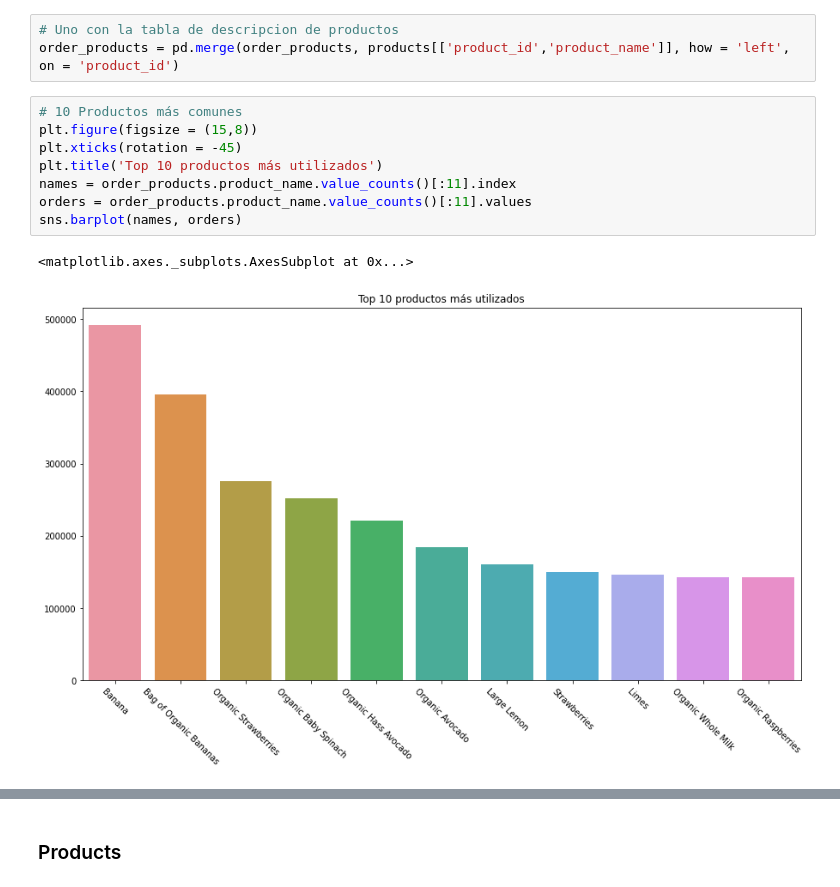
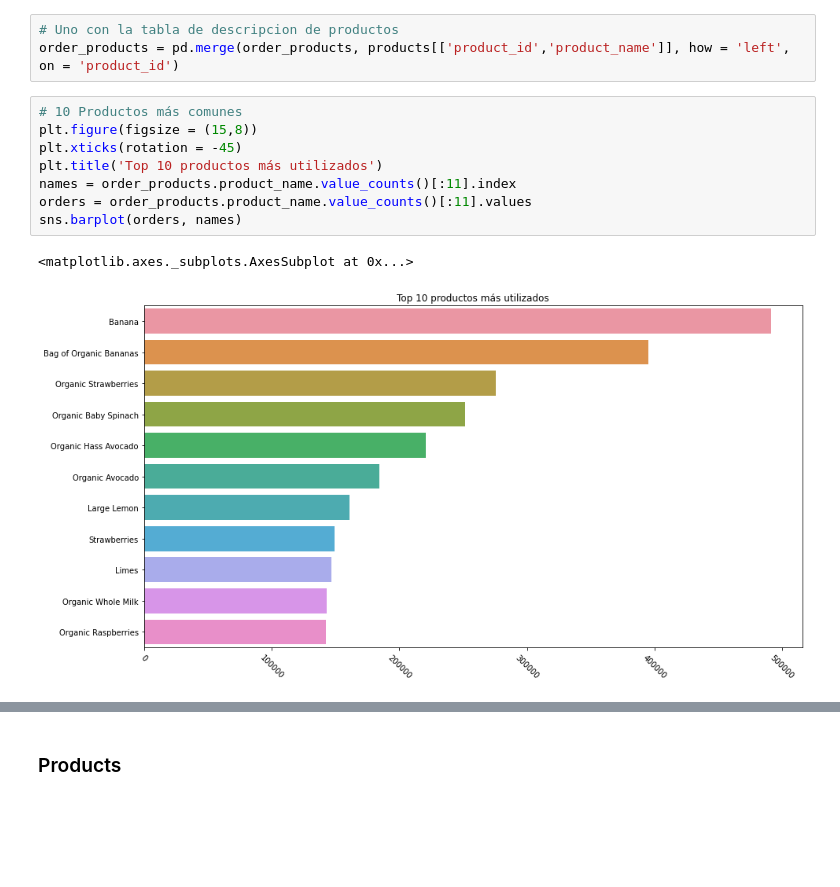
Before and after one commit to EmilianoLS/Data-Science, a Jupyter notebook: starbucks_segment_analysis.ipynb, the cells around one changed output, grey strips where cells are left out. Saved outputs shown, nothing was run; the diff lists cells and outputs as text; blank space fills up the shorter version.

```diff
--- a/starbucks_segment_analysis.ipynb
+++ b/starbucks_segment_analysis.ipynb
@@ -251,11 +286,11 @@ order_products = pd.merge(order_products, products[['product_id','product_name']
 # %%
 # 10 Productos más comunes
 plt.figure(figsize = (15,8))
 plt.xticks(rotation = -45)
 plt.title('Top 10 productos más utilizados')
 names = order_products.product_name.value_counts()[:11].index
 orders = order_products.product_name.value_counts()[:11].values
-sns.barplot(names, orders)
+sns.barplot(orders, names)
 # %% [output]
 <matplotlib.axes._subplots.AxesSubplot at 0x...>
-[figure, old version]
+[figure, new version]
```
Also changed, not shown: parts of 7 cells of this notebook.
